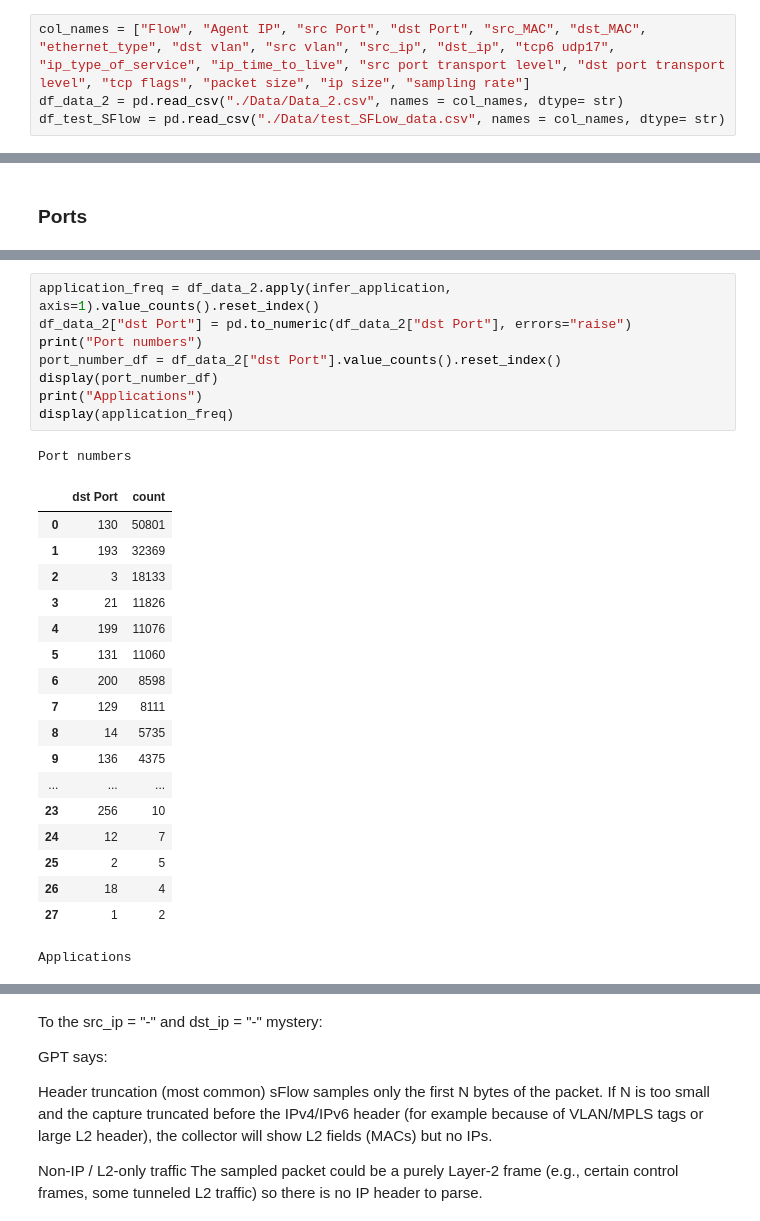
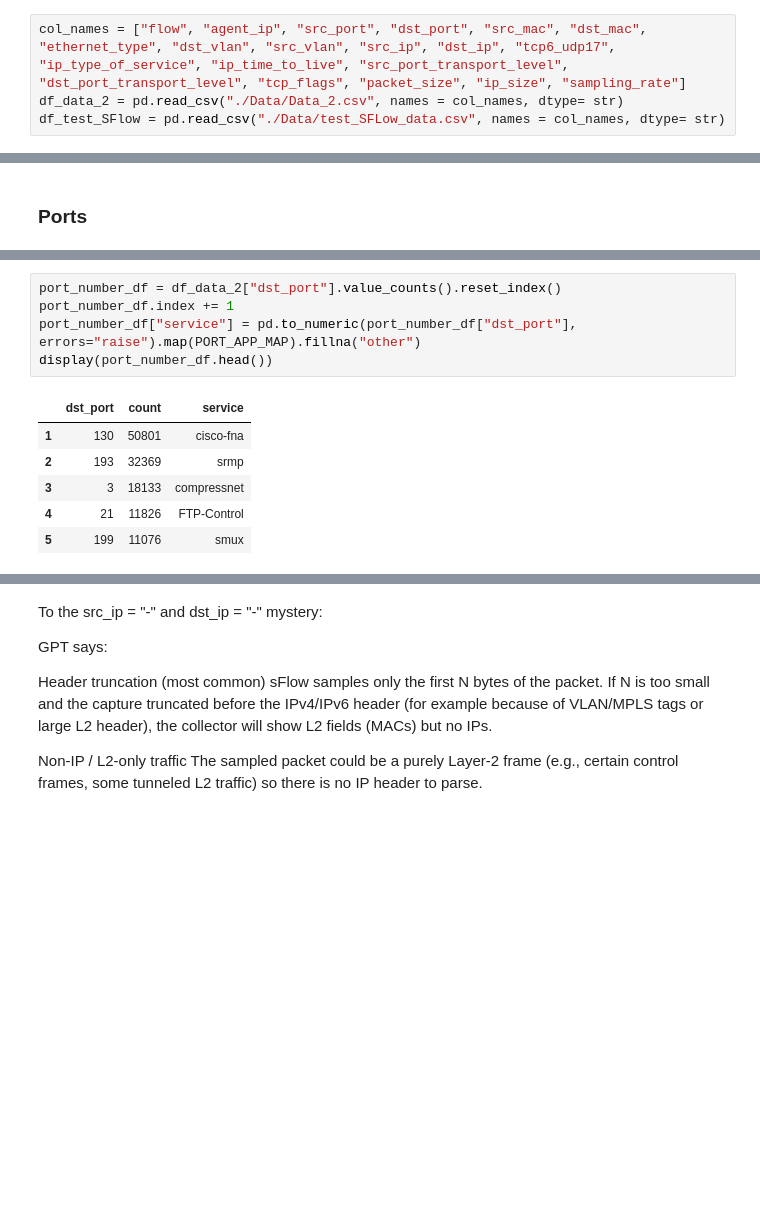
Before and after one commit to KyeYongChoo/SC2008-Computer-Networks-Lab-4, a Jupyter notebook: SCSA_ChooKyeYong.ipynb, the cells around one changed output, grey strips where cells are left out. Cells and saved outputs as stored; diff of their text form; blank space fills up the shorter version.

```diff
--- a/SCSA_ChooKyeYong.ipynb
+++ b/SCSA_ChooKyeYong.ipynb
@@ -36,5 +13,5 @@ Docker/Kubernetes node agents
 # %%
-col_names = ["Flow", "Agent IP", "src Port", "dst Port", "src_MAC", "dst_MAC", "ethernet_type", "dst vlan", "src vlan", "src_ip", "dst_ip", "tcp6 udp17", "ip_type_of_service", "ip_time_to_live", "src port transport level", "dst port transport level", "tcp flags", "packet size", "ip size", "sampling rate"]
+col_names = ["flow", "agent_ip", "src_port", "dst_port", "src_mac", "dst_mac", "ethernet_type", "dst_vlan", "src_vlan", "src_ip", "dst_ip", "tcp6_udp17", "ip_type_of_service", "ip_time_to_live", "src_port_transport_level", "dst_port_transport_level", "tcp_flags", "packet_size", "ip_size", "sampling_rate"]
 df_data_2 = pd.read_csv("./Data/Data_2.csv", names = col_names, dtype= str)
 df_test_SFlow = pd.read_csv("./Data/test_SFLow_data.csv", names = col_names, dtype= str)
 # %%
@@ -350,28 +317,12 @@ application_freq.loc[:,"application"] = application_freq.apply(infer_application
 # %%
-application_freq = df_data_2.apply(infer_application, axis=1).value_counts().reset_index()
-df_data_2["dst Port"] = pd.to_numeric(df_data_2["dst Port"], errors="raise")
-print("Port numbers")
-port_number_df = df_data_2["dst Port"].value_counts().reset_index()
-display(port_number_df)
-print("Applications")
-display(application_freq)
+port_number_df = df_data_2["dst_port"].value_counts().reset_index()
+port_number_df.index += 1
+port_number_df["service"] = pd.to_numeric(port_number_df["dst_port"], errors="raise").map(PORT_APP_MAP).fillna("other")
+display(port_number_df.head())
 # %% [output]
-Port numbers
-|  | dst Port | count |
-| 0 | 130 | 50801 |
-| 1 | 193 | 32369 |
-| 2 | 3 | 18133 |
-| 3 | 21 | 11826 |
-| 4 | 199 | 11076 |
-| 5 | 131 | 11060 |
-| 6 | 200 | 8598 |
-| 7 | 129 | 8111 |
-| 8 | 14 | 5735 |
-| 9 | 136 | 4375 |
-| ... | ... | ... |
-| 23 | 256 | 10 |
-| 24 | 12 | 7 |
-| 25 | 2 | 5 |
-| 26 | 18 | 4 |
-| 27 | 1 | 2 |
+|  | dst_port | count | service |
+| 1 | 130 | 50801 | cisco-fna |
+| 2 | 193 | 32369 | srmp |
+| 3 | 3 | 18133 | compressnet |
+| 4 | 21 | 11826 | FTP-Control |
+| 5 | 199 | 11076 | smux |
-Applications
```
Also changed, not shown: parts of 54 cells of this notebook, 3 other files.
